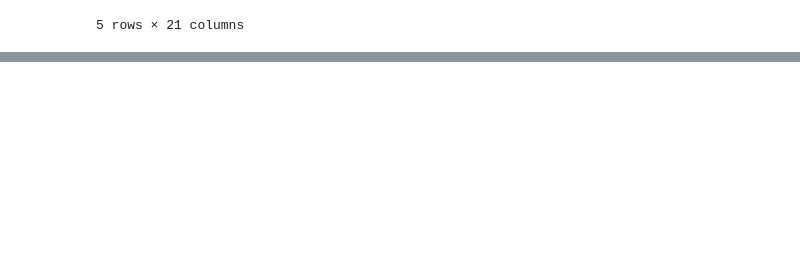
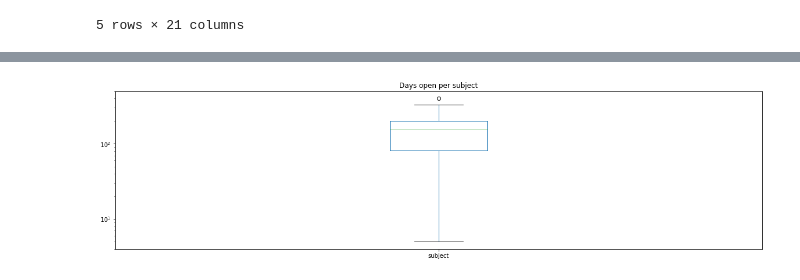
Before and after one commit to lwdee/Springboard, a Jupyter notebook: Capstone/Capstone_1_Data_Wrangling.ipynb, the cells around one changed output, grey strips where cells are left out. Cells and saved outputs as stored; diff of their text form; code cells hidden in the pictures; blank space fills up the shorter version.

```diff
--- a/Capstone/Capstone_1_Data_Wrangling.ipynb
+++ b/Capstone/Capstone_1_Data_Wrangling.ipynb
@@ -502,0 +754,8 @@ df1617weather.to_csv('311_clean.csv')
+# %%
+# View boxplots of number of days each case subject is open.
+subj_days_open = df.groupby('subject')['days_open'].describe()
+cases_per_day.plot(kind = 'box', title = 'Days open per subject', figsize=(20,5))
+plt.yscale('log')
+plt.show()
+# %% [output]
+[figure, added]
```
Also changed, not shown: parts of 28 cells of this notebook.
